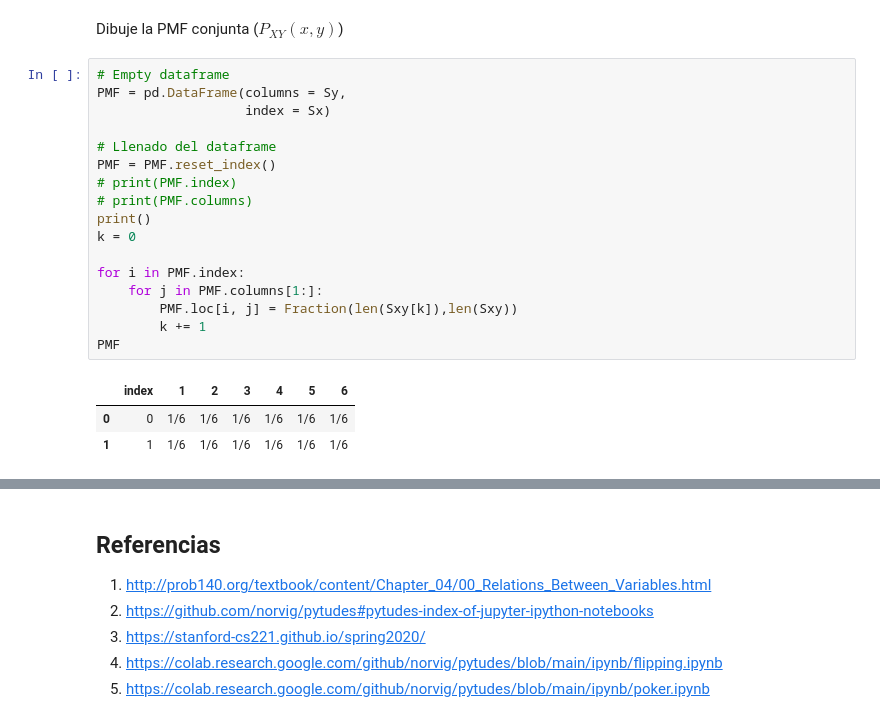
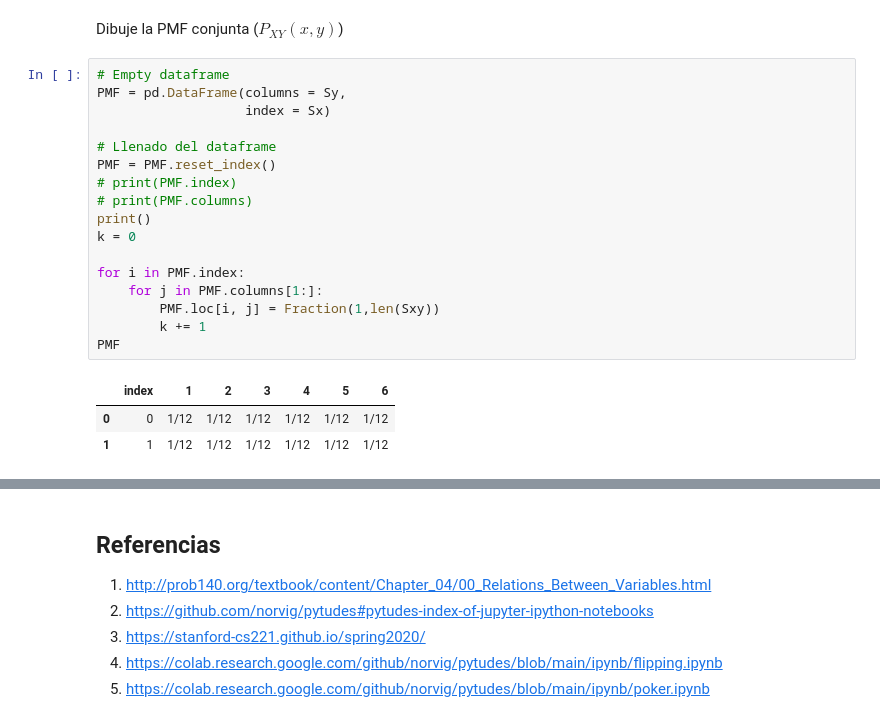
Before and after one commit to estocasticos-udem/curso_2023-1, a Jupyter notebook: probabilidad_conjunta/test.ipynb, the cells around one changed output, grey strips where cells are left out. Saved outputs shown, nothing was run; the diff lists cells and outputs as text.

```diff
--- a/probabilidad_conjunta/test.ipynb
+++ b/probabilidad_conjunta/test.ipynb
@@ -42,24 +42,24 @@ Dibuje la PMF conjunta ($𝑃_{𝑋𝑌}(𝑥,𝑦)$)
 # %%
 # Empty dataframe
 PMF = pd.DataFrame(columns = Sy,
                    index = Sx)
 
 # Llenado del dataframe
 PMF = PMF.reset_index()
 # print(PMF.index)
 # print(PMF.columns)
 print()
 k = 0
 
 for i in PMF.index:
     for j in PMF.columns[1:]:
-        PMF.loc[i, j] = Fraction(len(Sxy[k]),len(Sxy))
+        PMF.loc[i, j] = Fraction(1,len(Sxy))
         k += 1
 PMF
 # %% [output]
 |  | index | 1 | 2 | 3 | 4 | 5 | 6 |
-| 0 | 0 | 1/6 | 1/6 | 1/6 | 1/6 | 1/6 | 1/6 |
-| 1 | 1 | 1/6 | 1/6 | 1/6 | 1/6 | 1/6 | 1/6 |
+| 0 | 0 | 1/12 | 1/12 | 1/12 | 1/12 | 1/12 | 1/12 |
+| 1 | 1 | 1/12 | 1/12 | 1/12 | 1/12 | 1/12 | 1/12 |
 # %%
 # Grafica
 import matplotlib.pyplot as plt
```
Also changed, not shown: parts of 16 cells of this notebook.
